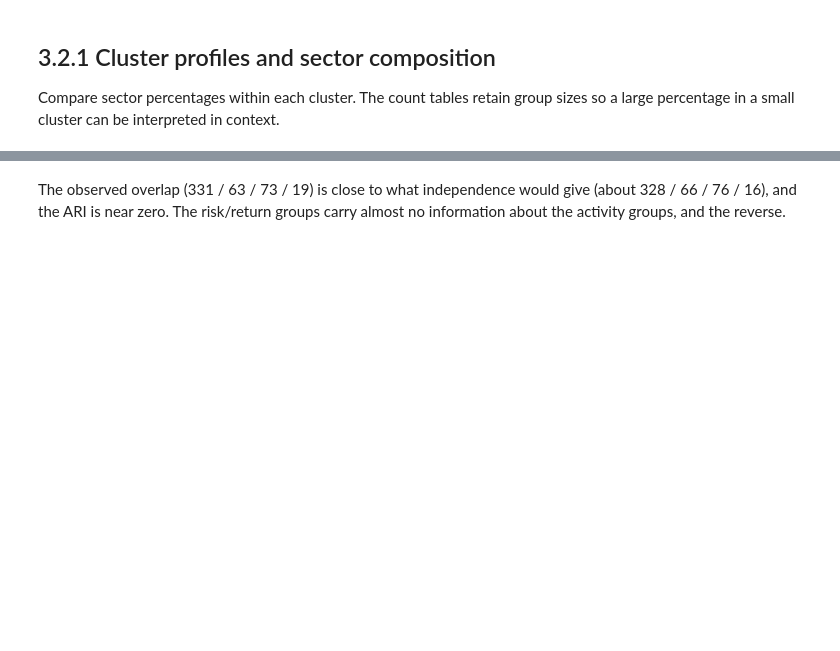
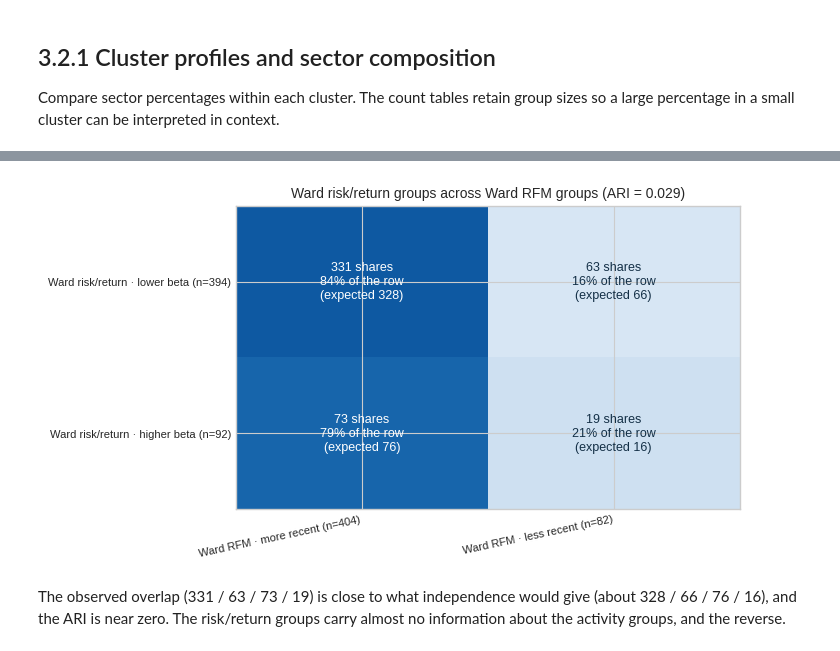
Before and after one commit to Shavina-143/CRM-CW1_w2083673, a Jupyter notebook: CWK1_SP500_Analysis.ipynb, the cells around one changed output, grey strips where cells are left out. Cells and saved outputs as stored; diff of their text form; code cells hidden in the pictures; blank space fills up the shorter version.

```diff
--- a/CWK1_SP500_Analysis.ipynb
+++ b/CWK1_SP500_Analysis.ipynb
@@ -1889,56 +2231,20 @@ plt.show()
 # %%
-# Compare risk/return groups with activity groups
-row_pct = cross_view.div(
-    cross_view.sum(axis=1), axis=0
-) * 100
-
-fig, ax = plt.subplots(
-    figsize=(7, 3.8),
-    constrained_layout=True
-)
-
-ax.imshow(
-    row_pct, cmap='Blues',
-    vmin=0, vmax=100, aspect='auto'
-)
-
-ax.set_xticks(
-    range(cross_view.shape[1]),
-    [row_label('Ward_RFM', k) for k in cross_view.columns],
-    rotation=12, ha='right', fontsize=8
-)
-
-ax.set_yticks(
-    range(cross_view.shape[0]),
-    [row_label('Ward_risk', k) for k in cross_view.index],
-    fontsize=8
-)
-
+# How the risk/return groups spread across the activity groups (same shares)
+row_pct = cross_view.div(cross_view.sum(axis=1), axis=0) * 100
+fig, ax = plt.subplots(figsize=(7, 3.8), constrained_layout=True)
+ax.imshow(row_pct, cmap='Blues', vmin=0, vmax=100, aspect='auto')
+ax.set_xticks(range(cross_view.shape[1]), [row_label('Ward_RFM', k) for k in cross_view.columns],
+              rotation=12, ha='right', fontsize=8)
+ax.set_yticks(range(cross_view.shape[0]), [row_label('Ward_risk', k) for k in cross_view.index], fontsize=8)
 for r in range(cross_view.shape[0]):
     for c in range(cross_view.shape[1]):
-        ax.text(
-            c, r,
-            f'{cross_view.iat[r, c]} shares\n'
-            f'{row_pct.iat[r, c]:.0f}% of the row\n'
-            f'(expected {expected.iat[r, c]:.0f})',
-            ha='center', va='center',
-            fontsize=9,
-            color='white' if row_pct.iat[r, c] > 60
-            else '#132f46'
-        )
-
-ax.set_title(
-    f'Ward risk/return groups across Ward RFM groups '
-    f'(ARI = {cross_ari:.3f})',
-    fontsize=10
-)
-
-fig.savefig(
-    OUTPUT_DIR / 'risk_vs_activity_overlap.png',
-    dpi=140
-)
-
+        ax.text(c, r, f'{cross_view.iat[r, c]} shares\n{row_pct.iat[r, c]:.0f}% of the row\n(expected {expected.iat[r, c]:.0f})',
+                ha='center', va='center', fontsize=9, color='white' if row_pct.iat[r, c] > 60 else '#132f46')
+ax.set_title(f'Ward risk/return groups across Ward RFM groups (ARI = {cross_ari:.3f})', fontsize=10)
+fig.savefig(OUTPUT_DIR / 'risk_vs_activity_overlap.png', dpi=140)
 plt.show()
+# %% [output]
+[figure, added]
 # %% [markdown]
 The observed overlap (331 / 63 / 73 / 19) is close to what independence would give (about 328 / 66 / 76 / 16), and the ARI is near zero. The risk/return groups carry almost no information about the activity groups, and the reverse.
 # %% [markdown]
```
Also changed, not shown: parts of 44 cells of this notebook.
